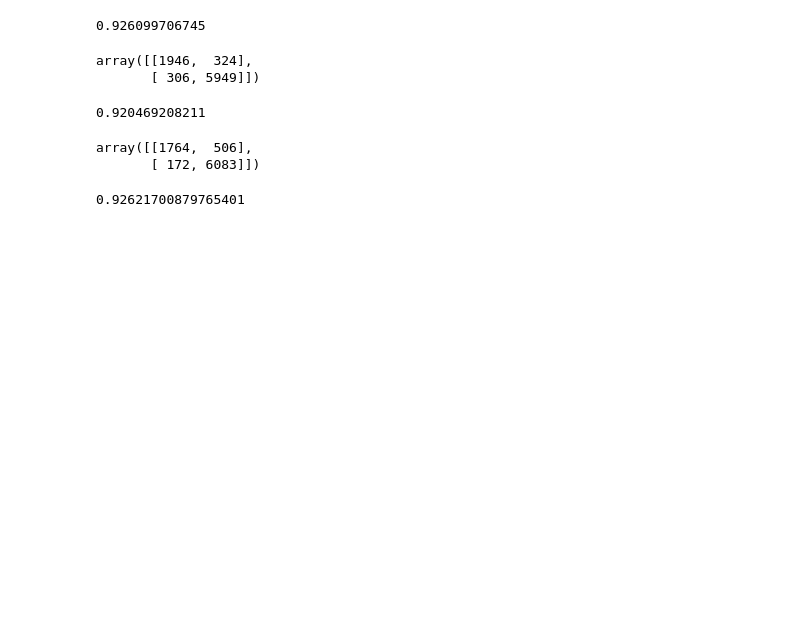
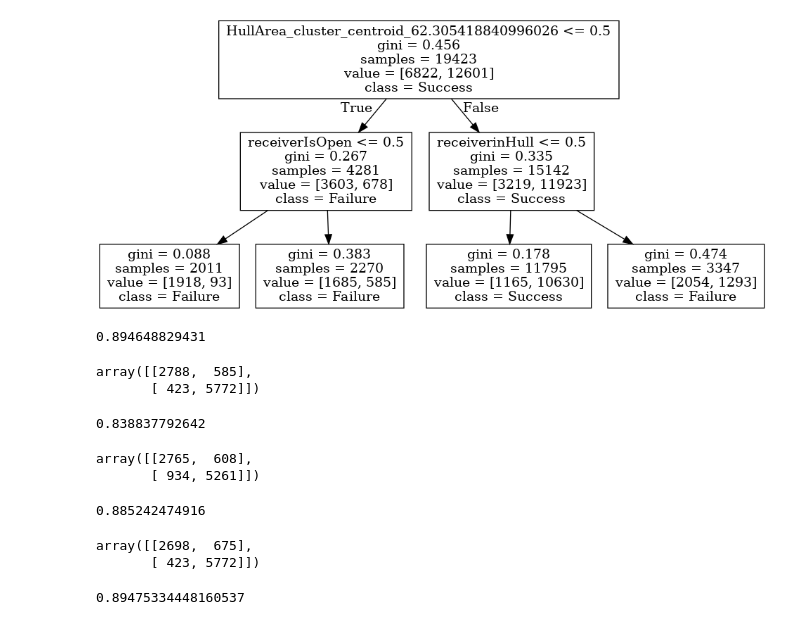
Before and after one commit to pauldevos/cu-bball-data-mining-project, a Jupyter notebook: JupyterNotebooks/Predict Successes.ipynb, the cells around one changed output. Cells and saved outputs as stored; diff of their text form; code cells hidden in the pictures; blank space fills up the shorter version.

Commit message:
Implement labeled decision tree vizualization, small decision tree

```diff
--- a/JupyterNotebooks/Predict Successes.ipynb
+++ b/JupyterNotebooks/Predict Successes.ipynb
@@ -55,34 +89,53 @@ Image(filename='tree.png')
+# %%
+X_train, X_test, y_train, y_test = train_test_split(X, y, test_size=0.33, random_state=7)
+
+small_clf = tree.DecisionTreeClassifier(random_state=7, max_depth = 2)
+small_clf = small_clf.fit(X_train, y_train)
+
+tree.export_graphviz(small_clf, out_file='small_tree.dot', class_names=["Failure", "Success"], feature_names=X.columns.values)
+os.system("dot -Tpng small_tree.dot -o small_tree.png")
+
+Image(filename='small_tree.png')
+# %% [output]
+[figure, added]
 # %%
 print(clf.score(X_test, y_test))
 
 confusion_matrix(y_test, clf.predict(X_test))
 # %% [output]
-0.926099706745
+0.894648829431
-array([[1946,  324],
-       [ 306, 5949]])
+array([[2788,  585],
+       [ 423, 5772]])
+# %%
+print(small_clf.score(X_test, y_test))
+
+confusion_matrix(y_test, small_clf.predict(X_test))
+# %% [output]
+0.838837792642
+array([[2765,  608],
+       [ 934, 5261]])
 # %%
 # Untuned SVM, for comparison
-
 from sklearn.svm import SVC
 svm_clf = SVC()
 svm_clf.fit(X_train, y_train.values.ravel())
 print(svm_clf.score(X_test, y_test))
 confusion_matrix(y_test, svm_clf.predict(X_test))
 # %% [output]
-0.920469208211
+0.885242474916
-array([[1764,  506],
-       [ 172, 6083]])
+array([[2698,  675],
+       [ 423, 5772]])
 # %%
 params = {'criterion':('gini', 'entropy'),
           'max_depth':[6, 12],
-          'max_features': [5,16],
+          'max_features': [5,12],
           'min_samples_leaf': [1,10],
           'min_samples_split': [2, 5]}
+
 # different score function?
 gs = GridSearchCV(tree.DecisionTreeClassifier(), params)
 gs_res = gs.fit(X_train, y_train)
+gs_res.best_estimator_.score(X_test, y_test)
+# %% [output]
+0.89475334448160537
-# %%
-gs_res.best_estimator_.score(X_test, y_test)
-# %% [output]
-0.92621700879765401
 # %%
```
Also changed, not shown: parts of 4 cells of this notebook, 2 other files.
